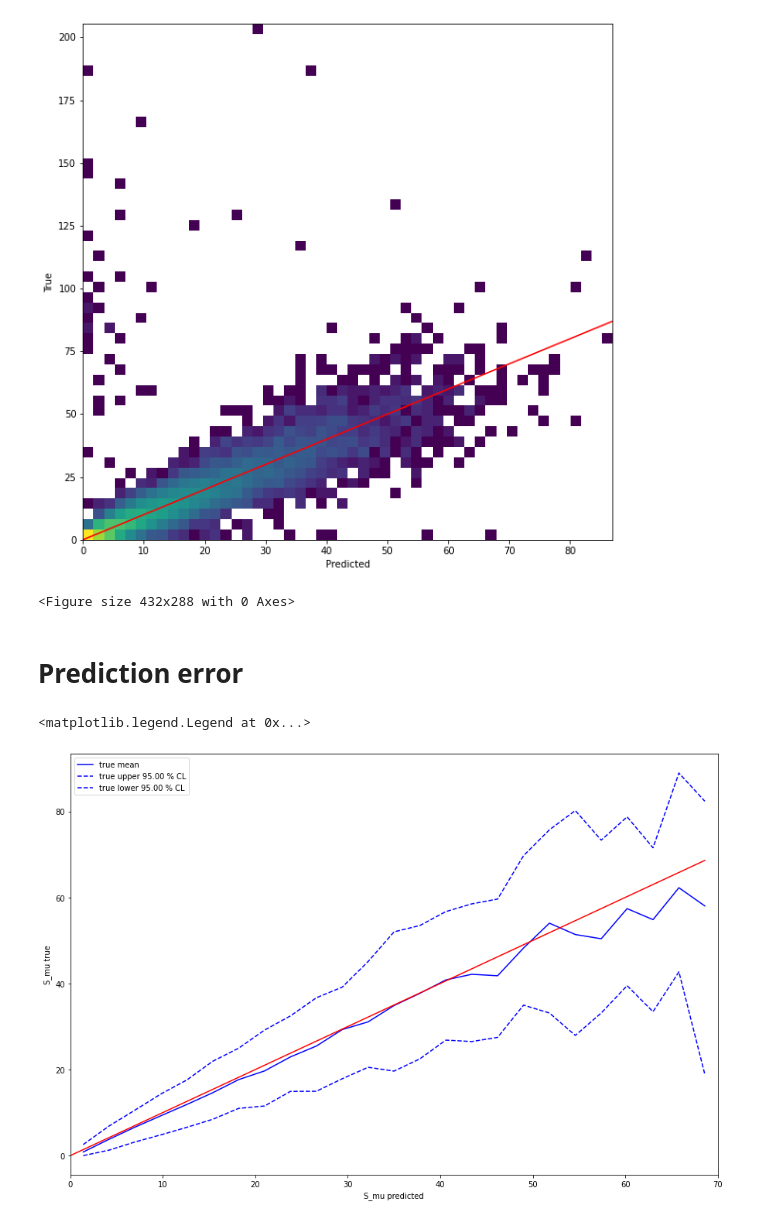
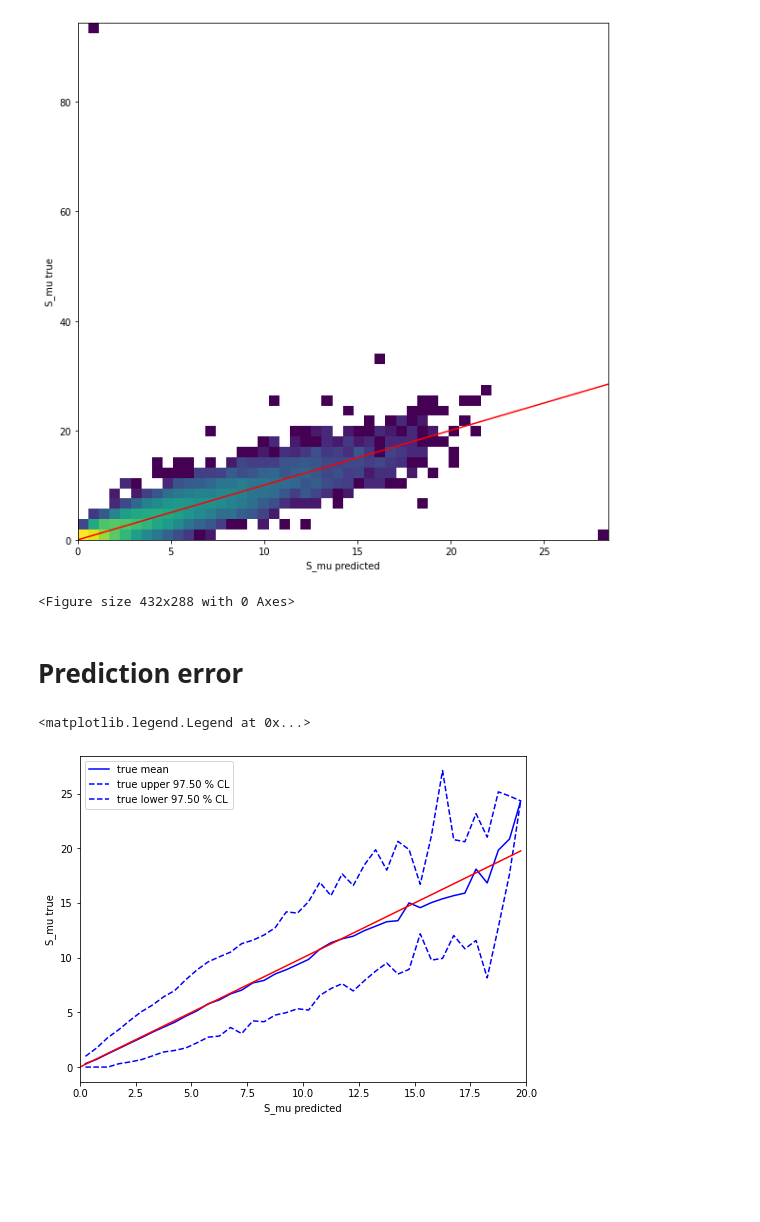
Before and after one commit to nj-vs-vh/ta-muon-puzzle, a Jupyter notebook: notebooks/xgboost-regressor-training.ipynb, the cells around one changed output. Saved outputs shown, nothing was run; the diff lists cells and outputs as text; code cells hidden in the pictures; blank space fills up the shorter version.

```diff
--- a/notebooks/xgboost-regressor-training.ipynb
+++ b/notebooks/xgboost-regressor-training.ipynb
@@ -10,7 +17,7 @@ from reader import read_data_preprocessed
 X, y = read_data_preprocessed()
 # %%
 X = X.to_numpy()
-X_train, X_test, y_train, y_test = train_test_split(X, y, test_size=0.2)
+X_train, X_test, y_train, y_test = train_test_split(X, y, test_size=0.3)
 # %%
 def weight(S_mu: float) -> float:
     BASE = 1
@@ -22,10 +29,10 @@ dtrain = xgb.DMatrix(X_train, label=y_train, weight=np.array([weight(S_mu) for S
 dtest = xgb.DMatrix(X_test, label=y_test, weight=np.array([weight(S_mu) for S_mu in y_test]))
 # %%
 param = {
-    'max_depth': 8,
-    'learning_rate': 0.1,
-    'min_child_weight': 3.0,
-    'subsample': 0.8,
+    'max_depth': 6,
+    'learning_rate': 0.05,
+    'min_child_weight': 1.0,  # default = 1; larger means more conservative
+    # 'subsample': 0.8,  # value below 1.0 somewhat prevents overfitting
     'objective': 'reg:squarederror',
 }
 
@@ -63,23 +67,23 @@ from matplotlib.colors import LogNorm
 fig, ax = plt.subplots(figsize=(10, 10))
 
 ax.hist2d(y_pred, y_true, bins=50, norm=LogNorm())
-ax.set_xlabel("Predicted")
-ax.set_ylabel("True")
+ax.set_xlabel("S_mu predicted")
+ax.set_ylabel("S_mu true")
 y_max = max(y_pred.max(), y_true.max())
 ax.plot([0, y_max], [0, y_max], color='red')
 
 plt.show()
 
-plt.savefig(f"../pics/xgboost-evaluation-absvalues-{param['objective']}.png", bbox_inches='tight')
+plt.savefig(f"../pics/xgboost-evaluation-S-{param['objective']}.png", bbox_inches='tight')
 # %% [output]
-[figure, old version]
+[figure, new version]
 <Figure size 432x288 with 0 Axes>
 # %% [markdown]
 # Prediction error
 # %%
-N_BINS = 25
-QUANTILE = 0.05
-MAX_S_MU = 70
+N_BINS = 40
+QUANTILE = 0.025
+MAX_S_MU = 20
 # %%
 bin_edges = np.linspace(0, MAX_S_MU, N_BINS + 1)
 
@@ -109,17 +113,17 @@ true_mean = np.array(true_mean)
 true_lower_cl = np.array(true_lower_cl)
 true_upper_cl = np.array(true_upper_cl)
 # %%
-fig, ax = plt.subplots(figsize=(15, 10))
+fig, ax = plt.subplots(figsize=(8, 6))
 
 ax.plot(predicted, true_mean, 'b-', label="true mean")
 cl_label = f"{100 * (1 - QUANTILE):.2f} %"
 ax.plot(predicted, true_upper_cl, 'b--', label=f"true upper {cl_label} CL")
 ax.plot(predicted, true_lower_cl, 'b--', label=f"true lower {cl_label} CL")
 ax.plot([0, predicted[-1]], [0, predicted[-1]], color='red')
 ax.set_xlim(0, MAX_S_MU)
 ax.set_xlabel(r"S_mu predicted")
 ax.set_ylabel(r"S_mu true")
 ax.legend()
 # %% [output]
 <matplotlib.legend.Legend at 0x...>
-[figure, old version]
+[figure, new version]
```
Also changed, not shown: parts of 5 cells of this notebook, 7 other files.
